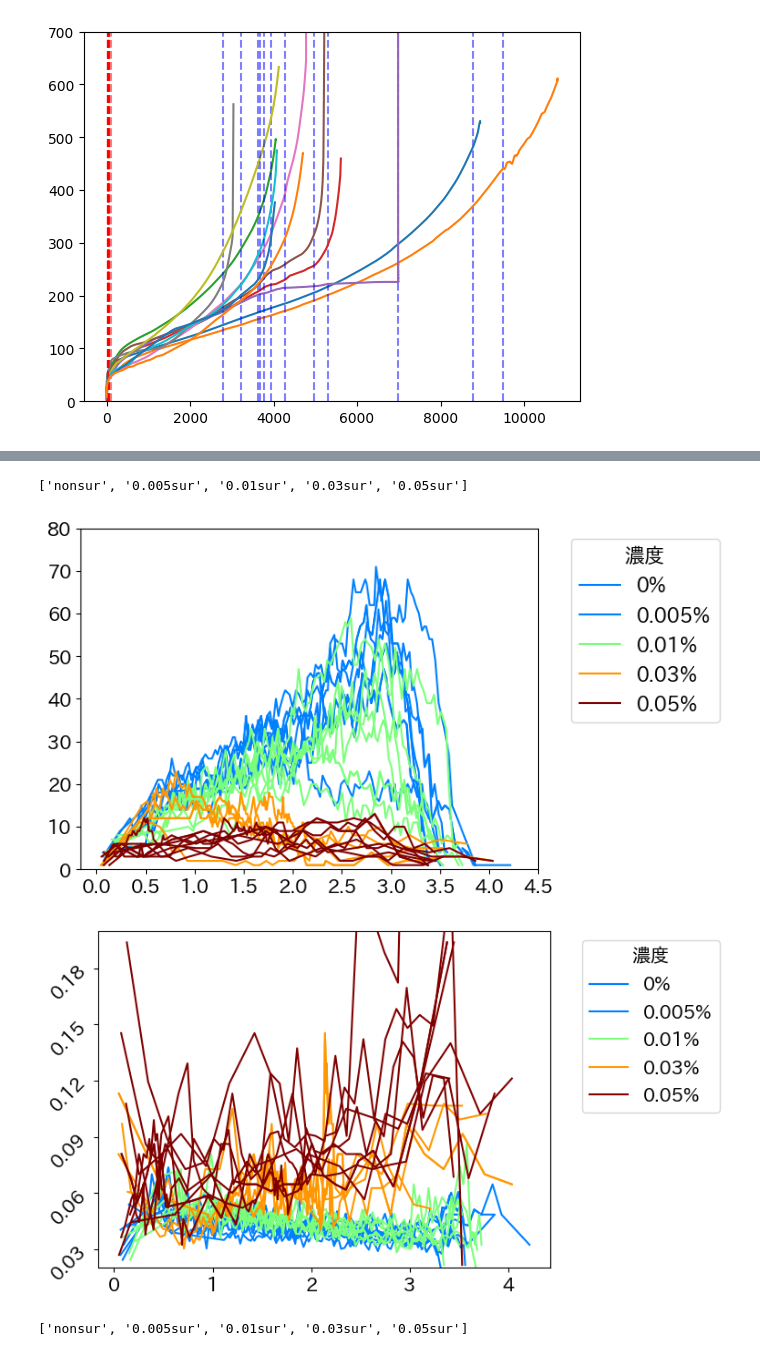
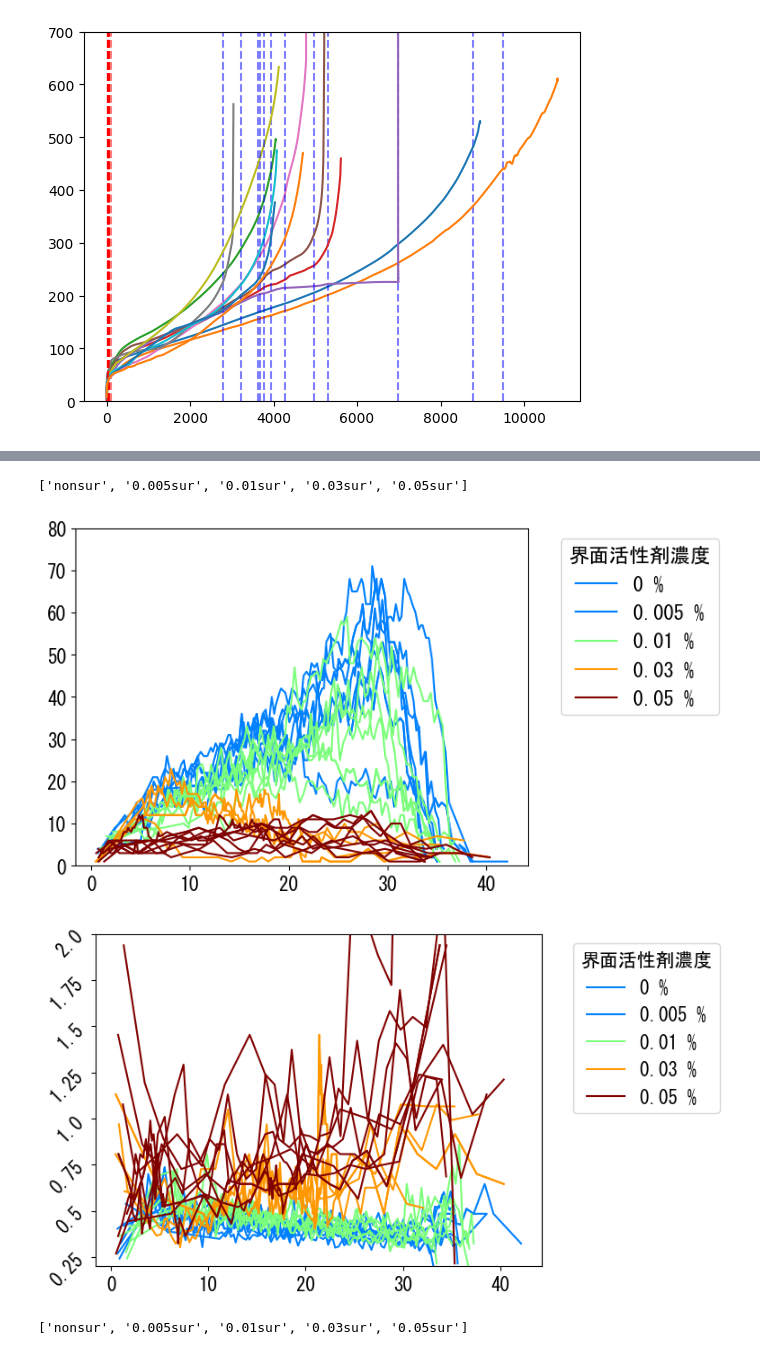
Before and after one commit to momoya-N/dendrite, a Jupyter notebook: movie_analisis/analisis_program/branch_analisys/movie_analisys_plot.ipynb, the cells around one changed output, grey strips where cells are left out. Cells and saved outputs as stored; diff of their text form; code cells hidden in the pictures.

```diff
--- a/movie_analisis/analisis_program/branch_analisys/movie_analisys_plot.ipynb
+++ b/movie_analisis/analisis_program/branch_analisys/movie_analisys_plot.ipynb
@@ -371,9 +367,10 @@ Vector_outer_angle
 # %%
 #reading data
-if os.path.exists("/mnt/d/dendrite_data/edited_data/analisys_data"):
-    data_dir_path="/mnt/d/dendrite_data/edited_data/analisys_data"
+if os.path.exists("E:/dendrite_data/edited_data/analisys_data"):
+    data_dir_path="E:/dendrite_data/edited_data/analisys_data"
 elif os.path.exists("/Users/tomoyanakamura/Documents/dendrite/movie_analisis/movie_analisis_data/"):
     data_dir_path="/Users/tomoyanakamura/Documents/dendrite/movie_analisis/movie_analisis_data/"
+
 
 data_list=glob.glob(str(data_dir_path) + "/*")
 sur_con_list=[os.path.basename(data_list[i]).split("_")[1] for i in range(len(data_list))]
@@ -383,7 +380,8 @@ sur_con_list.insert(0,sur_con_list.pop(-1))
 print(sur_con_list)
 
 #plot data
-plt.rc('font', family='IPAPGothic') #日本語化
+# plt.rc('font', family='IPAPGothic') #日本語化
+plt.rcParams['font.family'] = "MS Gothic"#日本語化
 plt.rcParams["font.size"] = 15 #文字サイズ指定
 fig, ax = plt.subplots()
 unit=11/681 #単位はcm/pix
@@ -403,42 +401,50 @@ for sur_i ,surfactant in enumerate(sur_con_list):
             # df_rmax=pd.concat([df_rmax,df.iloc[:,1]],axis=0)
             # df_branch=pd.concat([df_branch,df.iloc[:,3]],axis=0)
             ax.plot(df.iloc[:,1]*unit,df.iloc[:,3],color=colors_plot[sur_i])
-    ax.plot(df.iloc[:,1]*unit,df.iloc[:,3],color=colors_plot[sur_i], label=surfactant.replace("sur","%").replace("non","0"))
+    ax.plot(df.iloc[:,1]*unit,df.iloc[:,3],color=colors_plot[sur_i], label=surfactant.replace("sur"," %").replace("non","0"))
 
 # ax.set_xlabel(r"radius $r$ cm")
 # ax.set_ylabel("branch count")
 # ax.set_title("Branch count")
 ax.set_ylim(0,80)
-ax.set_xticks([0.5*i for i in range(10)])
-plt.legend(title=u"濃度",bbox_to_anchor=(1.05, 1), loc='upper left',fontsize=16).get_title().set_fontsize('16')
+
+xticks=[x for x in range(0,5)]
+ax.set_xticks(xticks)
+ax.set_xticklabels([i*10 for i in range(0,5)])#mm表示
+
+plt.legend(title=u"界面活性剤濃度",bbox_to_anchor=(1.05, 1), loc='upper left',fontsize=16).get_title().set_fontsize('16')
 plt.show()
 
 fig, ax = plt.subplots()
 # df=pd.DataFrame()
 for sur_i ,surfactant in enumerate(sur_con_list):
     # df_rmax=pd.DataFrame()
     # df_branch_mean=pd.DataFrame()
     for i in range(len(data_list)):
         if surfactant in data_list[i]:
             df=pd.read_table(data_list[i])
             ax.plot(df.iloc[:,1]*unit,df.iloc[:,4]*unit,color=colors_plot[sur_i])
-    ax.plot(df.iloc[:,1]*unit,df.iloc[:,4]*unit,color=colors_plot[sur_i], label=surfactant.replace("sur","%").replace("non","0"))
+    ax.plot(df.iloc[:,1]*unit,df.iloc[:,4]*unit,color=colors_plot[sur_i], label=surfactant.replace("sur"," %").replace("non","0"))
     ax.yaxis.set_tick_params(rotation=45)
-    y_ticks=[0.03*i for i in range(7)]
+    y_ticks=[0.025*i for i in range(9)]
     ax.set_yticks(y_ticks)
+    ax.set_yticklabels([i*10*0.025 for i in range(9)])#mm表示
+    xticks=[x for x in range(0,5)]
+    ax.set_xticks(xticks)
+    ax.set_xticklabels([i*10 for i in range(0,5)])#mm表示
 
 
 # ax.set_xlabel(r"radius $r$ cm")
 # ax.set_ylabel("branch mean width cm")
 # ax.set_title("Branch mean width")
 ax.set_ylim(0.02,0.2)
 
-plt.legend(title=u"濃度",bbox_to_anchor=(1.05, 1), loc='upper left')
+plt.legend(title=u"界面活性剤濃度",bbox_to_anchor=(1.05, 1), loc='upper left')
 plt.show()
 # %% [output]
 ['nonsur', '0.005sur', '0.01sur', '0.03sur', '0.05sur']
-[figure, old version]
+[figure, new version]
-[figure, old version]
+[figure, new version]
 # %%
 #reading data
 if os.path.exists("/mnt/d/dendrite_data/edited_data/housedolf_dim_data"):
```
Also changed, not shown: parts of 2 cells of this notebook, 21 other files.
